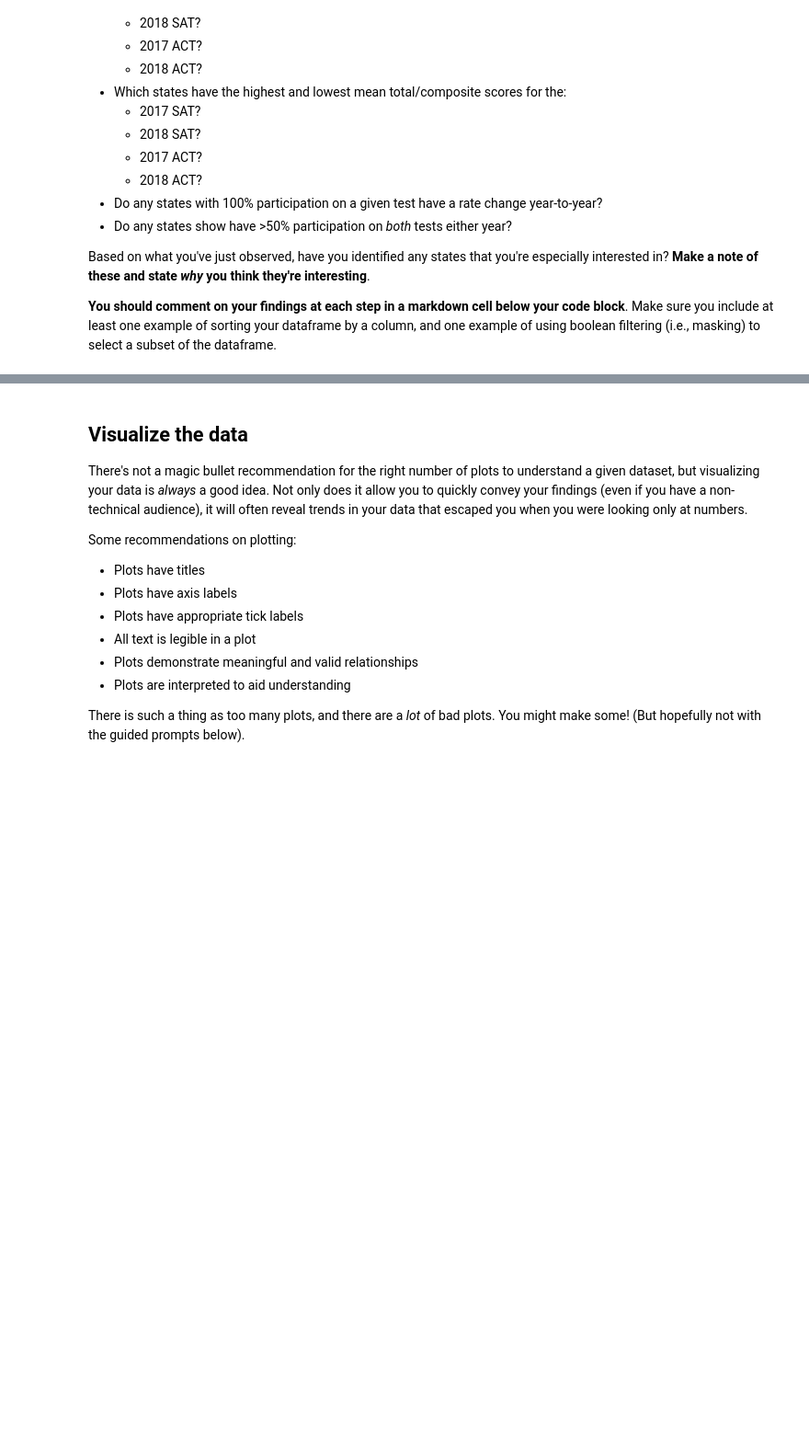
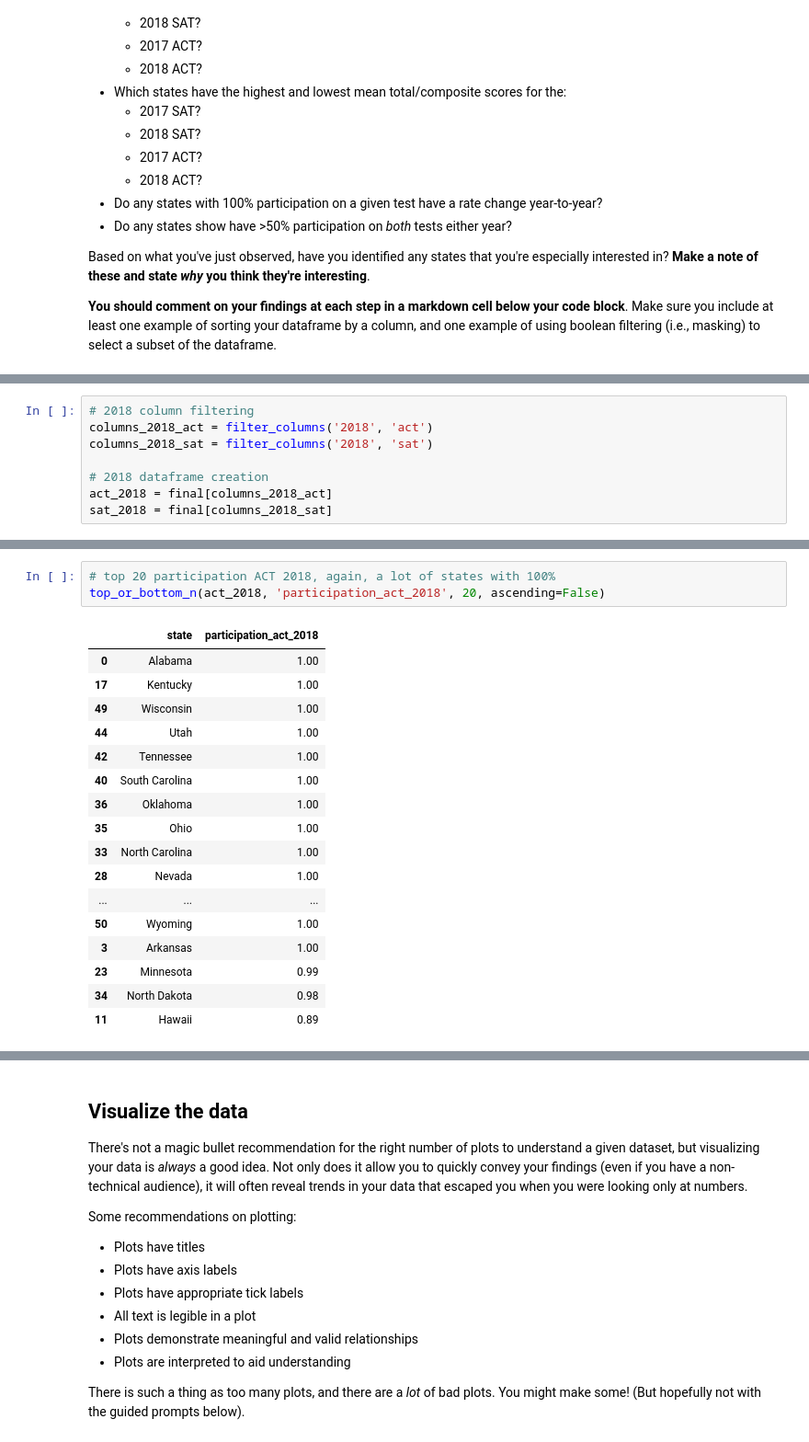
Before and after one commit to EricHeidbreder/GA_projects, a Jupyter notebook: projects/project-1-master/code/sat_act_data_HEIDBREDER.ipynb, the cells around one changed output, grey strips where cells are left out. Shown at 92% size. Saved outputs shown, nothing was run; the diff lists cells and outputs as text; blank space fills up the shorter version.

```diff
--- a/projects/project-1-master/code/sat_act_data_HEIDBREDER.ipynb
+++ b/projects/project-1-master/code/sat_act_data_HEIDBREDER.ipynb
@@ -517,0 +586,8 @@ Based on what you've just observed, have you identified any states that you're e
+# %%
+# 2018 column filtering
+columns_2018_act = filter_columns('2018', 'act')
+columns_2018_sat = filter_columns('2018', 'sat')
+
+# 2018 dataframe creation
+act_2018 = final[columns_2018_act]
+sat_2018 = final[columns_2018_sat]
@@ -517,0 +672,21 @@ Based on what you've just observed, have you identified any states that you're e
+# %%
+# top 20 participation ACT 2018, again, a lot of states with 100%
+top_or_bottom_n(act_2018, 'participation_act_2018', 20, ascending=False)
+# %% [output]
+|  | state | participation_act_2018 |
+| 0 | Alabama | 1.00 |
+| 17 | Kentucky | 1.00 |
+| 49 | Wisconsin | 1.00 |
+| 44 | Utah | 1.00 |
+| 42 | Tennessee | 1.00 |
+| 40 | South Carolina | 1.00 |
+| 36 | Oklahoma | 1.00 |
+| 35 | Ohio | 1.00 |
+| 33 | North Carolina | 1.00 |
+| 28 | Nevada | 1.00 |
+| ... | ... | ... |
+| 50 | Wyoming | 1.00 |
+| 3 | Arkansas | 1.00 |
+| 23 | Minnesota | 0.99 |
+| 34 | North Dakota | 0.98 |
+| 11 | Hawaii | 0.89 |
```
Also changed, not shown: parts of 44 cells of this notebook, 3 other files.
